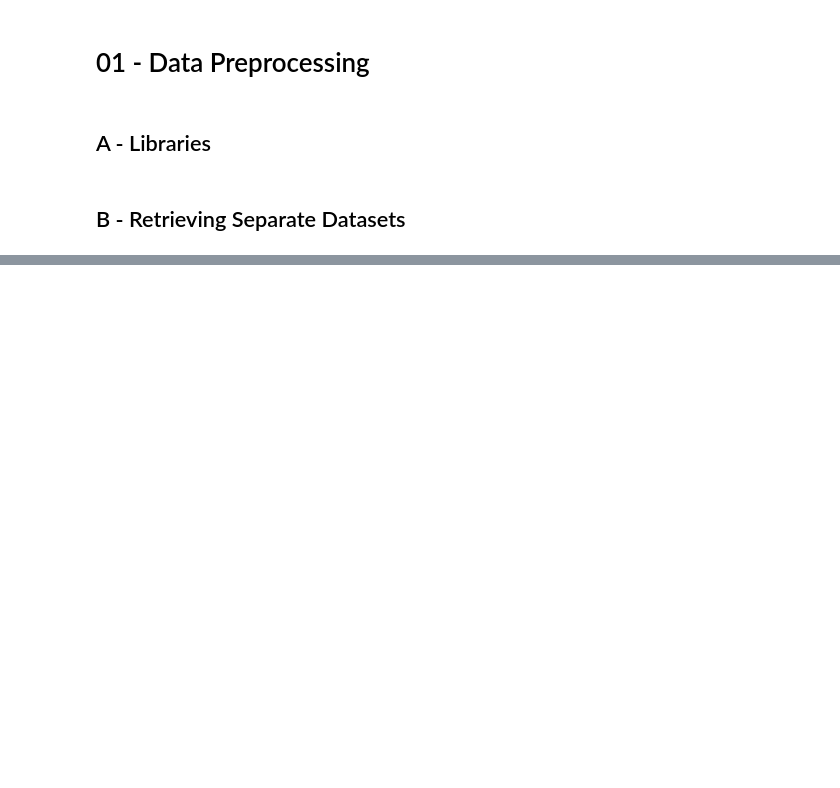
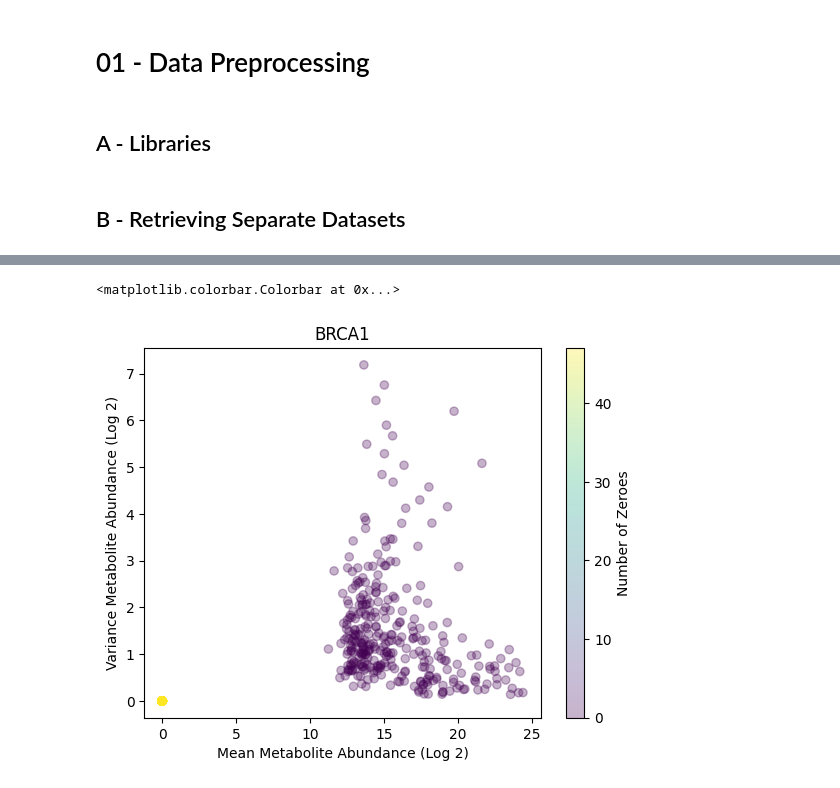
Before and after one commit to alfonsomiguelcruz/metabodgd, a Jupyter notebook: 01 - Data Preprocessing.ipynb, the cells around one changed output, grey strips where cells are left out. Drawn from its saved outputs; the diff is of its cells as text; code cells hidden in the pictures; blank space fills up the shorter version.

```diff
--- a/01 - Data Preprocessing.ipynb
+++ b/01 - Data Preprocessing.ipynb
@@ -15,0 +102,21 @@ df, cohorts = data.combine_cohort_datasets()
+# %%
+# BRCA1 ccRCC3  ccRCC4  COAD    GBM HurthleCC   PDAC    PRAD
+target_cohort = "BRCA1"
+START_IDX = len(cohorts["ccRCC3"]['sample_list']) * 0
+END_IDX = len(cohorts[target_cohort]['sample_list'])
+cohort_df = np_df[START_IDX:START_IDX+END_IDX]
+zero_counts = np.count_nonzero(cohort_df == 0, axis=0)
+
+plt.scatter(x=cohort_df.mean(axis=0),
+            y=cohort_df.var(axis=0),
+            c=zero_counts,
+            cmap='viridis',
+            marker='o',
+            alpha=0.3)
+plt.xlabel("Mean Metabolite Abundance (Log 2)")
+plt.ylabel("Variance Metabolite Abundance (Log 2)")
+plt.title(target_cohort)
+plt.colorbar(label='Number of Zeroes')
+# %% [output]
+<matplotlib.colorbar.Colorbar at 0x...>
+[figure, added]
```
Also changed, not shown: parts of 21 cells of this notebook, 4 other files.
